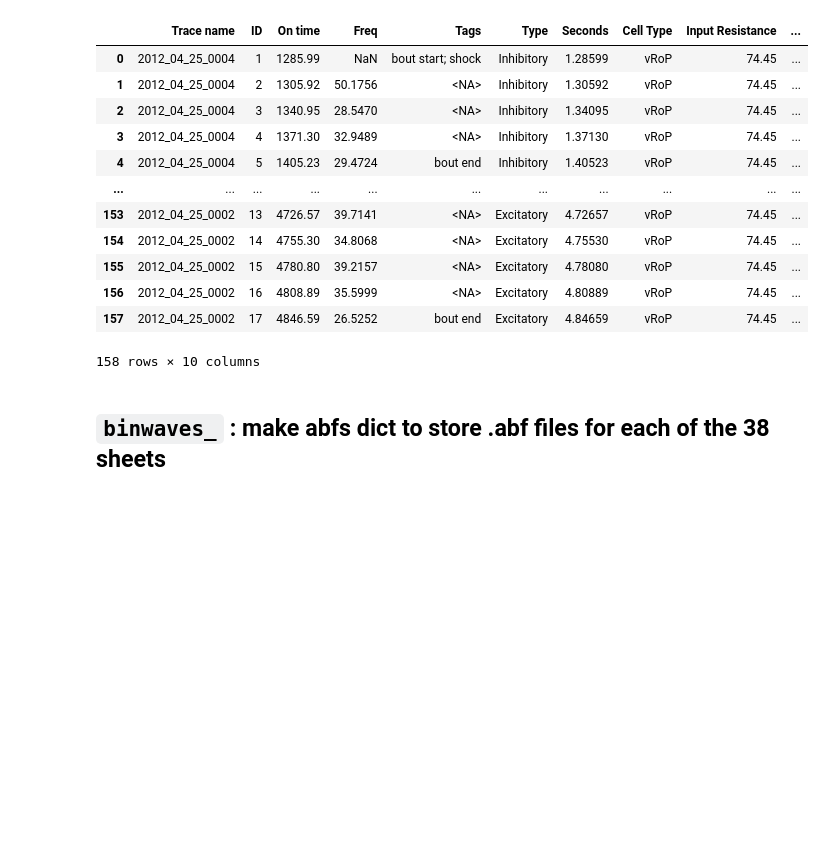
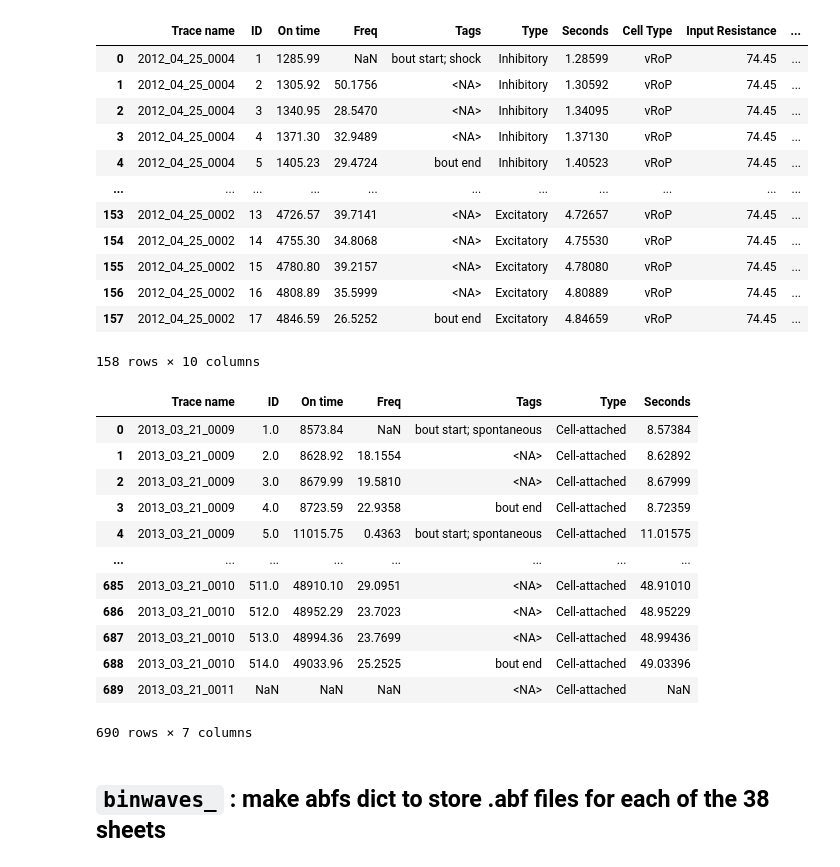
Before and after one commit to haleycab/murray-neuroscience-lab, a Jupyter notebook: all_function.ipynb, the cells around one changed output. Cells and saved outputs as stored; diff of their text form; code cells hidden in the pictures; blank space fills up the shorter version.

```diff
--- a/all_function.ipynb
+++ b/all_function.ipynb
@@ -95,6 +99,22 @@ sheets['2012_04_25_cell1']
 | 156 | 2012_04_25_0002 | 16 | 4808.89 | 35.5999 | <NA> | Excitatory | 4.80889 | vRoP | 74.45 | ... |
 | 157 | 2012_04_25_0002 | 17 | 4846.59 | 26.5252 | bout end | Excitatory | 4.84659 | vRoP | 74.45 | ... |
 158 rows × 10 columns
+# %%
+sheets['2013_03_21_cell2']
+# %% [output]
+|  | Trace name | ID | On time | Freq | Tags | Type | Seconds |
+| 0 | 2013_03_21_0009 | 1.0 | 8573.84 | NaN | bout start; spontaneous | Cell-attached | 8.57384 |
+| 1 | 2013_03_21_0009 | 2.0 | 8628.92 | 18.1554 | <NA> | Cell-attached | 8.62892 |
+| 2 | 2013_03_21_0009 | 3.0 | 8679.99 | 19.5810 | <NA> | Cell-attached | 8.67999 |
+| 3 | 2013_03_21_0009 | 4.0 | 8723.59 | 22.9358 | bout end | Cell-attached | 8.72359 |
+| 4 | 2013_03_21_0009 | 5.0 | 11015.75 | 0.4363 | bout start; spontaneous | Cell-attached | 11.01575 |
+| ... | ... | ... | ... | ... | ... | ... | ... |
+| 685 | 2013_03_21_0010 | 511.0 | 48910.10 | 29.0951 | <NA> | Cell-attached | 48.91010 |
+| 686 | 2013_03_21_0010 | 512.0 | 48952.29 | 23.7023 | <NA> | Cell-attached | 48.95229 |
+| 687 | 2013_03_21_0010 | 513.0 | 48994.36 | 23.7699 | <NA> | Cell-attached | 48.99436 |
+| 688 | 2013_03_21_0010 | 514.0 | 49033.96 | 25.2525 | bout end | Cell-attached | 49.03396 |
+| 689 | 2013_03_21_0011 | NaN | NaN | NaN | <NA> | Cell-attached | NaN |
+690 rows × 7 columns
 # %% [markdown]
 ## `binwaves_` : make abfs dict to store .abf files for each of the 38 sheets
 # %% [markdown]
```
Also changed, not shown: parts of 25 cells of this notebook, 5 other files.
